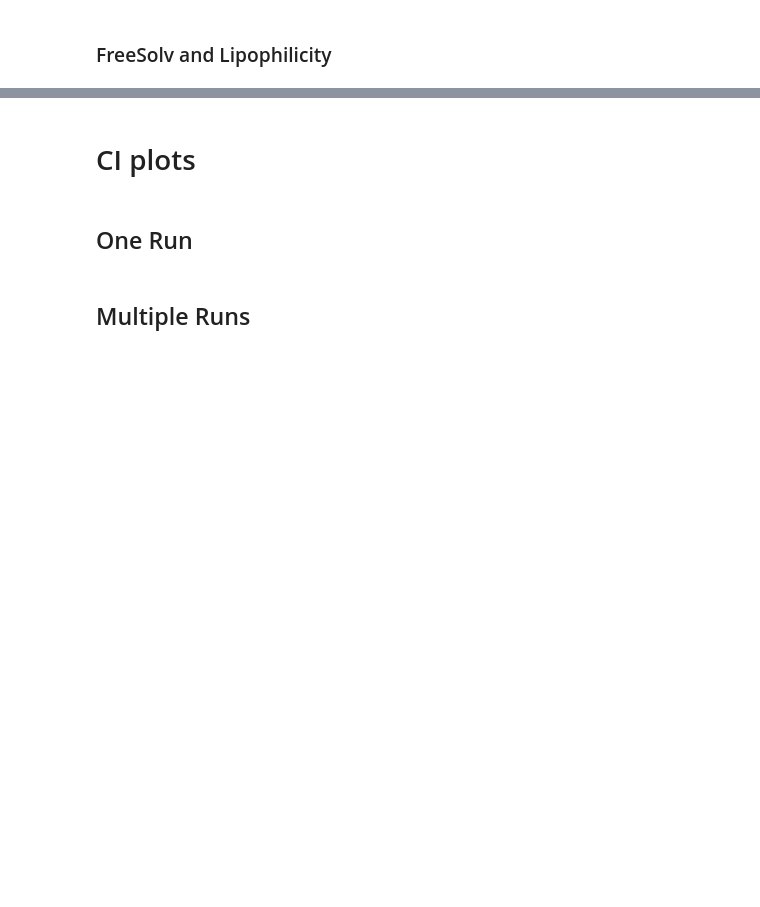
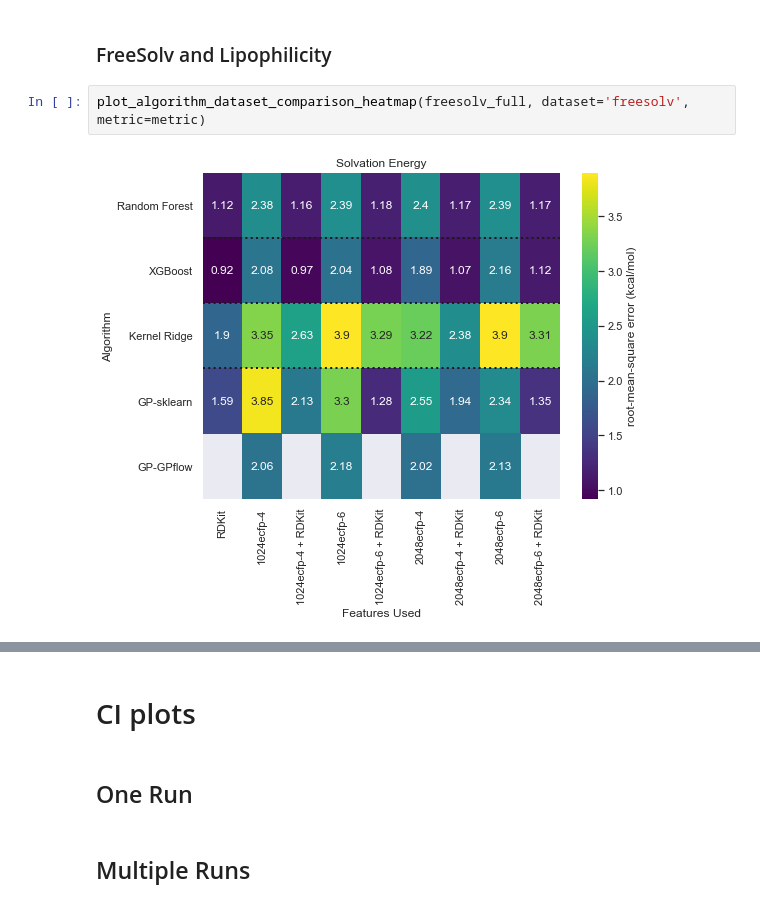
Before and after one commit to GeorgeBatch/moleculenet, a Jupyter notebook: notebooks/all_plots.ipynb, the cells around one changed output, grey strips where cells are left out. Saved outputs shown, nothing was run; the diff lists cells and outputs as text; blank space fills up the shorter version.

```diff
--- a/notebooks/all_plots.ipynb
+++ b/notebooks/all_plots.ipynb
@@ -96,2 +140,6 @@ plt.show()
 # %% [markdown]
 ### FreeSolv and Lipophilicity
+# %%
+plot_algorithm_dataset_comparison_heatmap(freesolv_full, dataset='freesolv', metric=metric)
+# %% [output]
+[figure, added]
```
Also changed, not shown: parts of 13 cells of this notebook.
